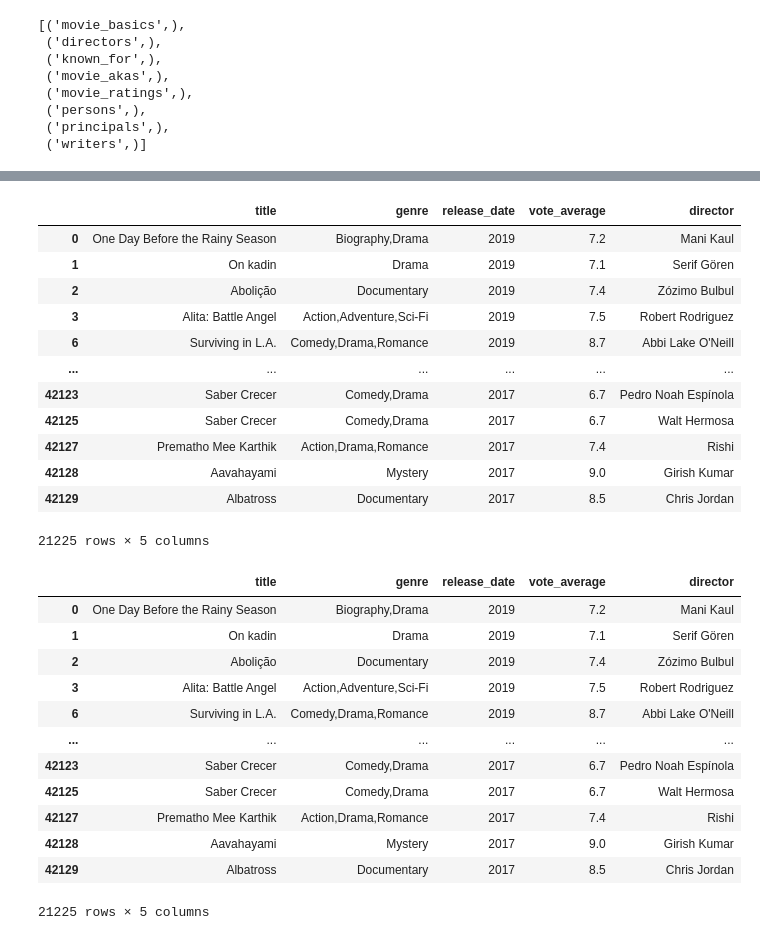
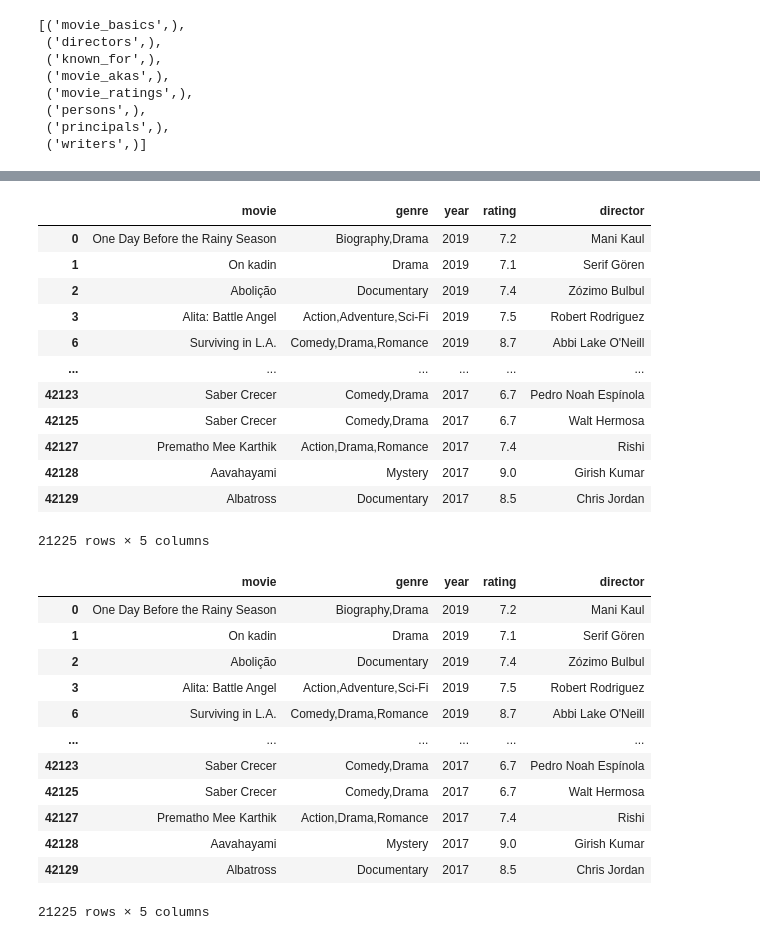
Before and after one commit to VolhaP87/Microsoft_Movie_Analysis, a Jupyter notebook: student.ipynb, the cells around one changed output, grey strips where cells are left out. Drawn from its saved outputs; the diff is of its cells as text; code cells hidden in the pictures.

```diff
--- a/student.ipynb
+++ b/student.ipynb
@@ -391,9 +420,9 @@ director          0
 dtype: int64
 # %%
-df5 = df5[df5['release_date'] >= 2017]
+df5 = df5[df5['year'] >= 2017]
 df5
 # %% [output]
-|  | title | genre | release_date | vote_average | director |
+|  | movie | genre | year | rating | director |
 | 0 | One Day Before the Rainy Season | Biography,Drama | 2019 | 7.2 | Mani Kaul |
 | 1 | On kadin | Drama | 2019 | 7.1 | Serif Gören |
 | 2 | Abolição | Documentary | 2019 | 7.4 | Zózimo Bulbul |
@@ -410,7 +439,7 @@ df5
 df5_filled = df5.fillna({'genre': 'Unknown'})
 df5_filled
 # %% [output]
-|  | title | genre | release_date | vote_average | director |
+|  | movie | genre | year | rating | director |
 | 0 | One Day Before the Rainy Season | Biography,Drama | 2019 | 7.2 | Mani Kaul |
 | 1 | On kadin | Drama | 2019 | 7.1 | Serif Gören |
 | 2 | Abolição | Documentary | 2019 | 7.4 | Zózimo Bulbul |
```
Also changed, not shown: parts of 16 cells of this notebook.
